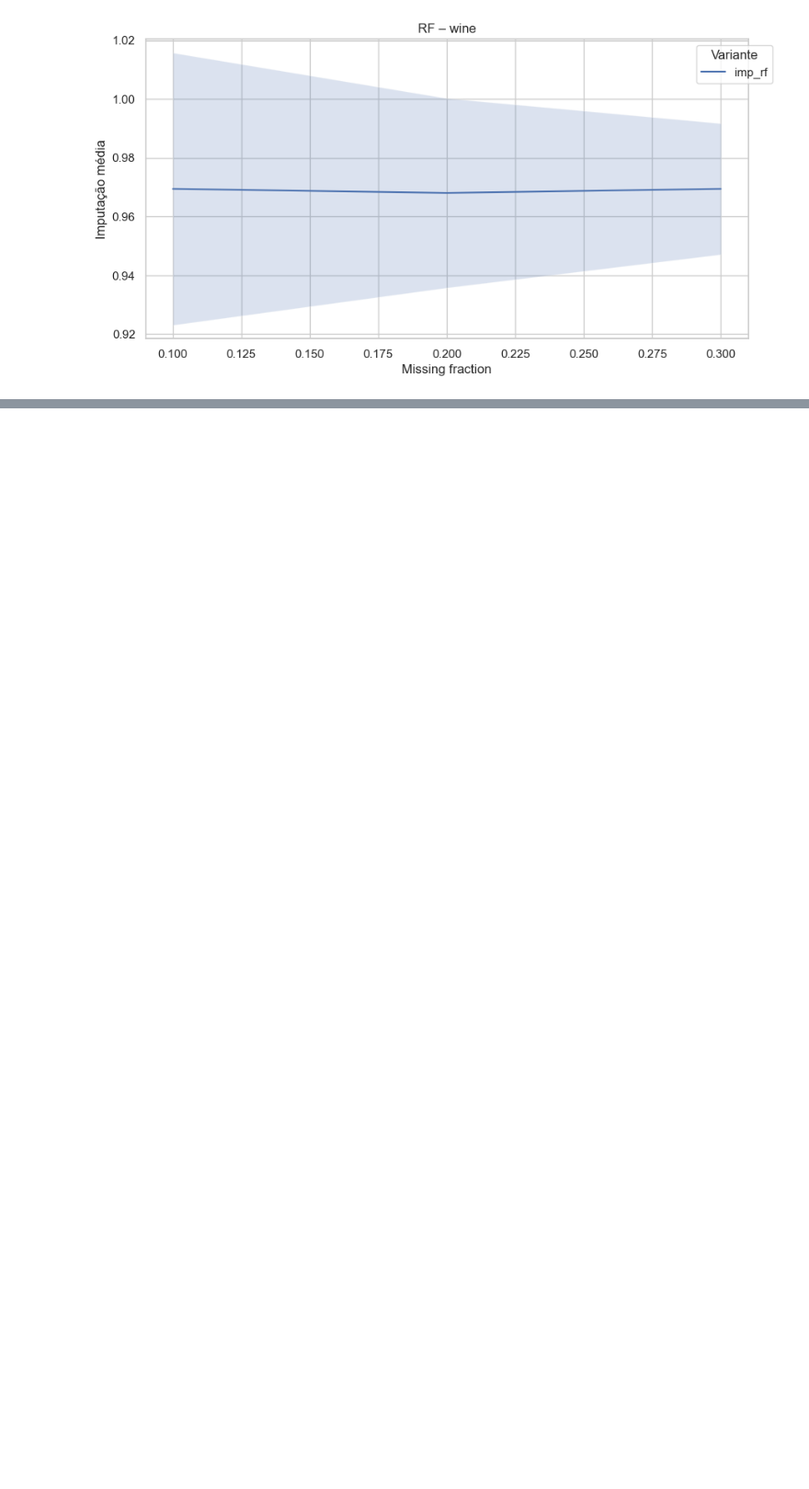
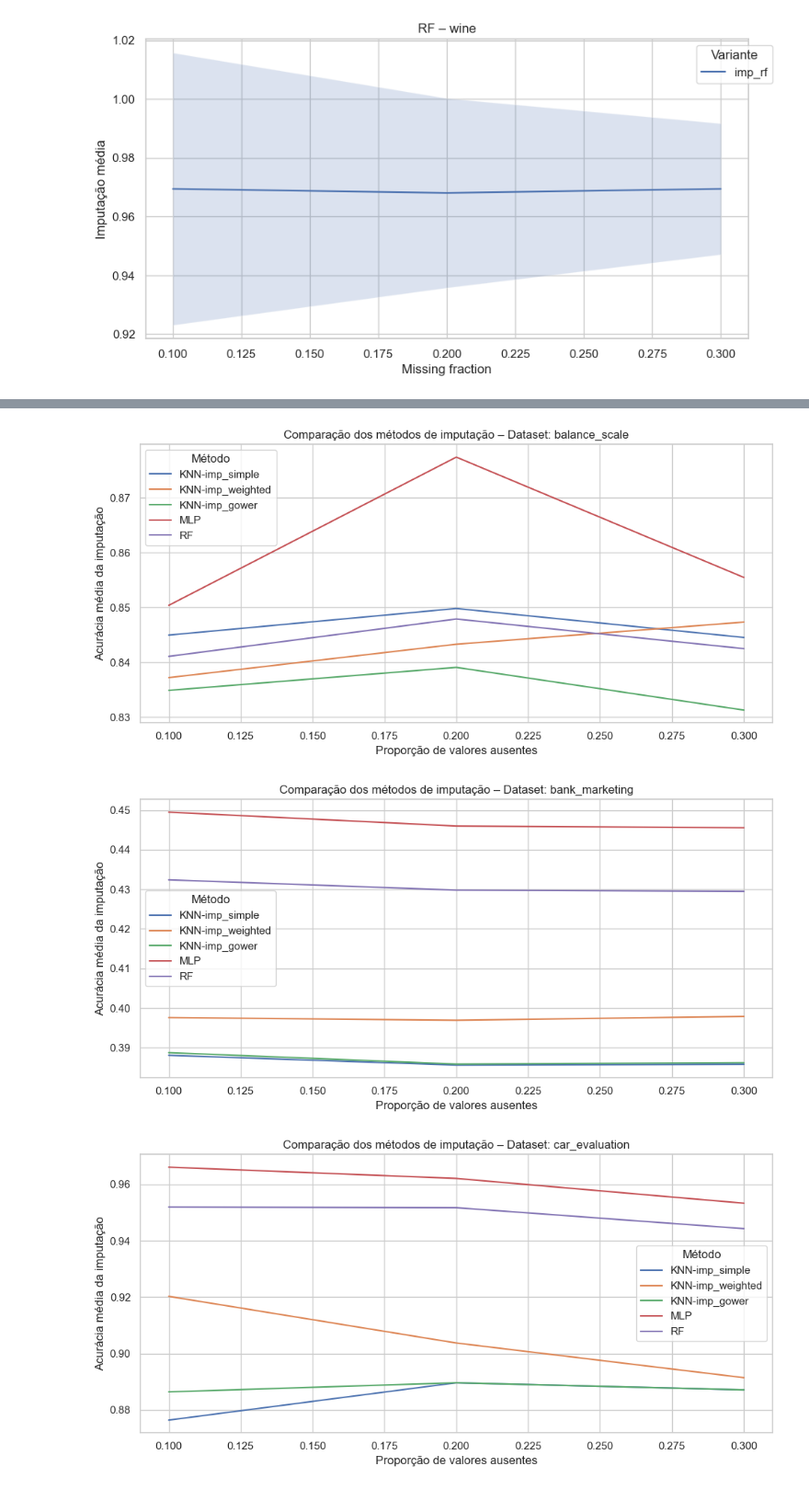
Before and after one commit to felipeat07/py_imputation, a Jupyter notebook: main/results/analise.ipynb, the cells around one changed output, grey strips where cells are left out. Shown at 92% size. Saved outputs shown, nothing was run; the diff lists cells and outputs as text; code cells hidden in the pictures; blank space fills up the shorter version.

```diff
--- a/main/results/analise.ipynb
+++ b/main/results/analise.ipynb
@@ -496,0 +522,35 @@ plot_rf_by_dataset(rf_long)
+# %%
+all_long = pd.concat([knn_long, mlp_long, rf_long], ignore_index=True)
+
+all_long['method_plot'] = np.where(
+    all_long['method'] == 'KNN',
+    'KNN-' + all_long['variant'],
+    all_long['method']
+)
+# %%
+def plot_methods_per_dataset(df):
+    for dataset in df['dataset'].unique():
+        plt.figure(figsize=(10,5))
+        sub = df[df['dataset'] == dataset]
+
+        sns.lineplot(
+            data=sub,
+            x='missing_frac',
+            y='imp_mean',
+            hue='method_plot',
+            markers=True,
+            dashes=False
+        )
+
+        plt.title(f"Comparação dos métodos de imputação – Dataset: {dataset}")
+        plt.xlabel("Proporção de valores ausentes")
+        plt.ylabel("Acurácia média da imputação")
+        plt.legend(title="Método")
+        plt.tight_layout()
+        plt.show()
+# %%
+plot_methods_per_dataset(all_long)
+# %% [output]
+[figure, added]
+[figure, added]
+[figure, added]
```
Also changed, not shown: parts of 4 cells of this notebook.
